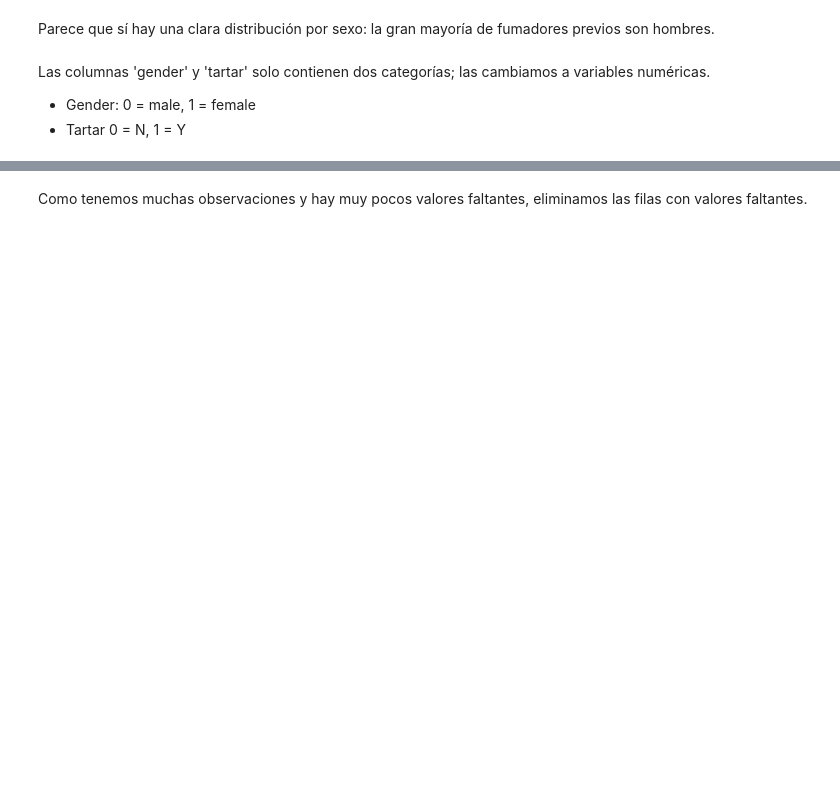
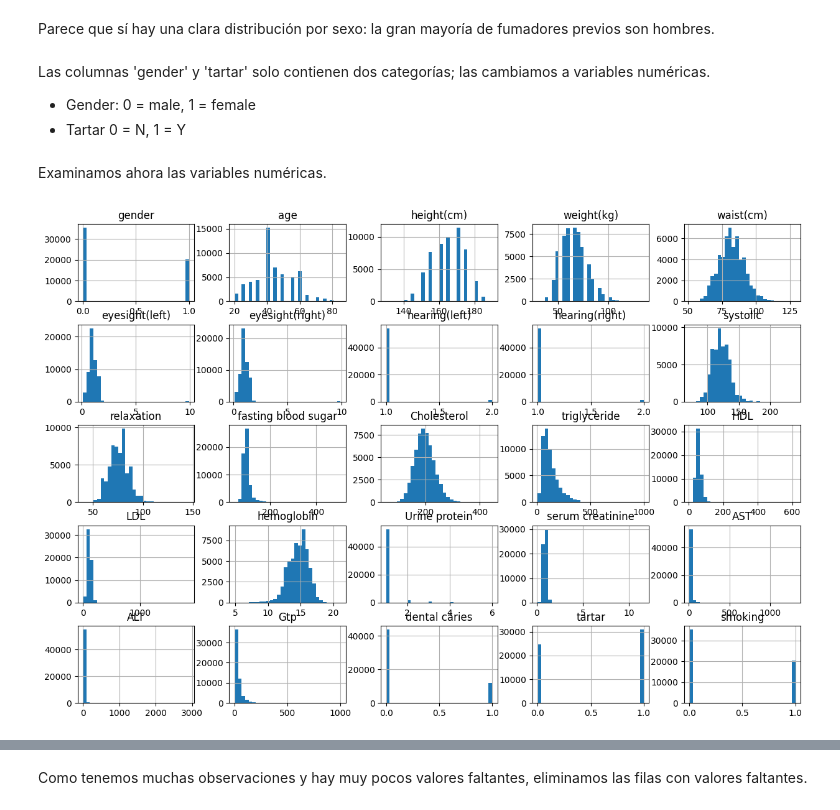
Before and after one commit to nribot/smoking, a Jupyter notebook: Smoking.ipynb, the cells around one changed output, grey strips where cells are left out. Drawn from its saved outputs; the diff is of its cells as text; code cells hidden in the pictures; blank space fills up the shorter version.

```diff
--- a/Smoking.ipynb
+++ b/Smoking.ipynb
@@ -102,0 +136,6 @@ data.describe()
+# %% [markdown]
+Examinamos ahora las variables numéricas.
+# %%
+data.hist(bins=30, figsize=(15, 10));
+# %% [output]
+[figure, added]
```
Also changed, not shown: parts of 39 cells of this notebook.
